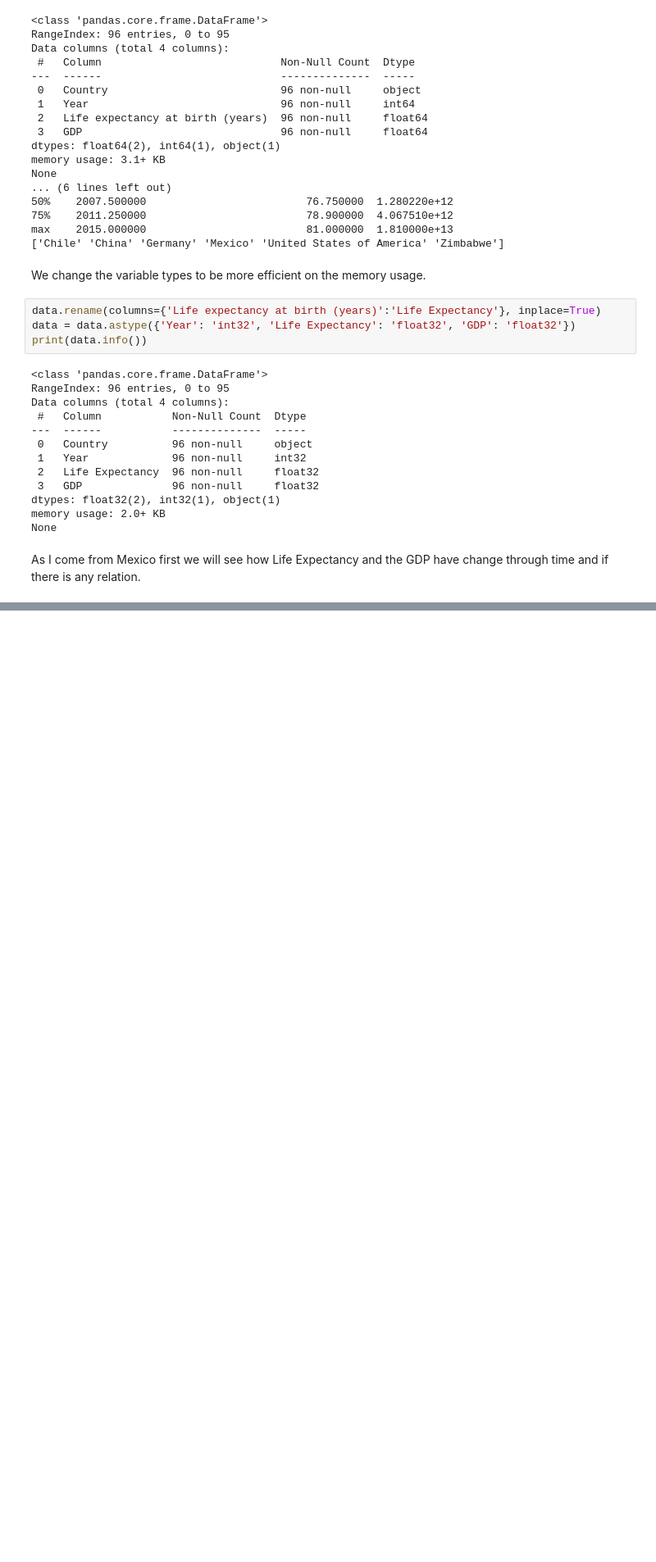
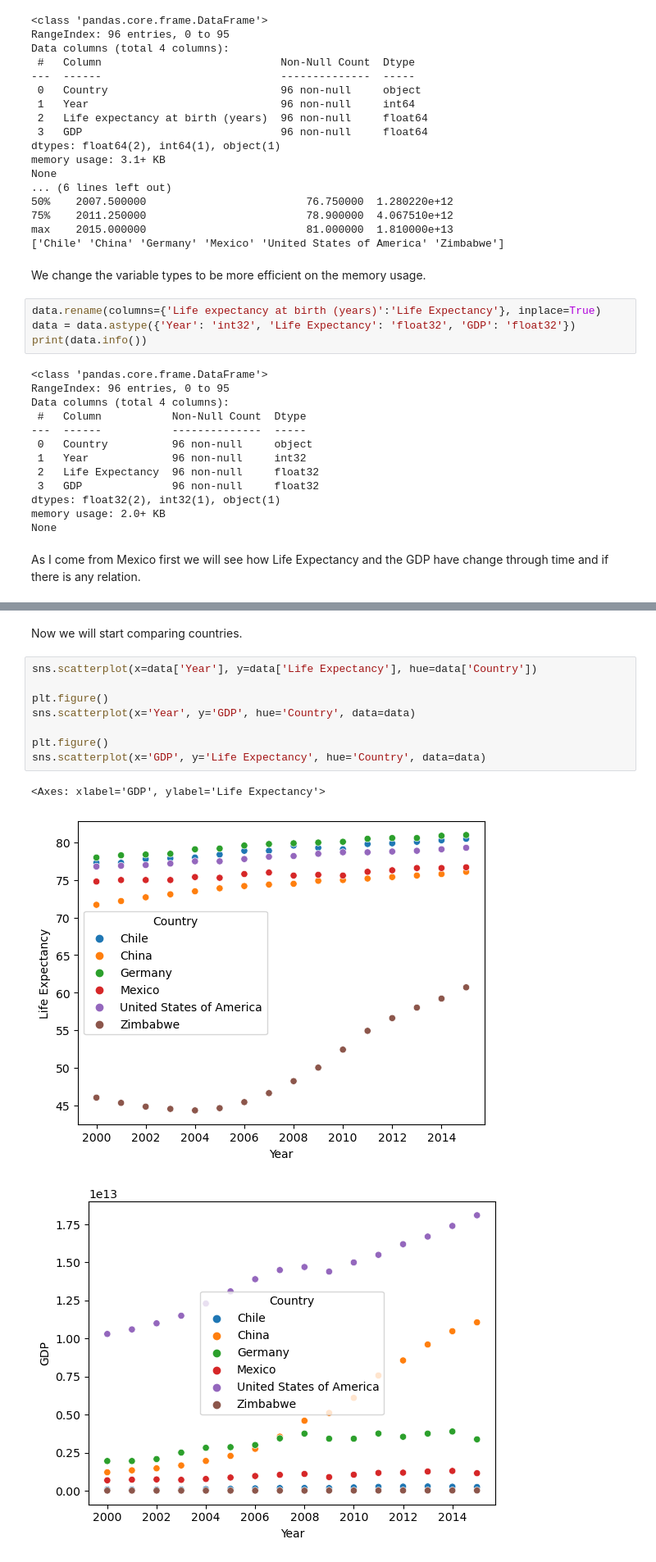
Before and after one commit to Seladio/Life-Expectancy-and-GDP-Starter, a Jupyter notebook: life_expectancy_gdp.ipynb, the cells around one changed output, grey strips where cells are left out. Shown: that part at 82% size. Drawn from its saved outputs; the diff is of its cells as text; blank space fills up the shorter version.

```diff
--- a/life_expectancy_gdp.ipynb
+++ b/life_expectancy_gdp.ipynb
@@ -59,0 +68,14 @@ Text(0.5, 1.0, 'Life Expectancy VS Year in Mexico')
+# %% [markdown]
+Now we will start comparing countries.
+# %%
+sns.scatterplot(x=data['Year'], y=data['Life Expectancy'], hue=data['Country'])
+
+plt.figure()
+sns.scatterplot(x='Year', y='GDP', hue='Country', data=data)
+
+plt.figure()
+sns.scatterplot(x='GDP', y='Life Expectancy', hue='Country', data=data)
+# %% [output]
+<Axes: xlabel='GDP', ylabel='Life Expectancy'>
+[figure, added]
+[figure, added]
```
Also changed, not shown: parts of 2 cells of this notebook.
